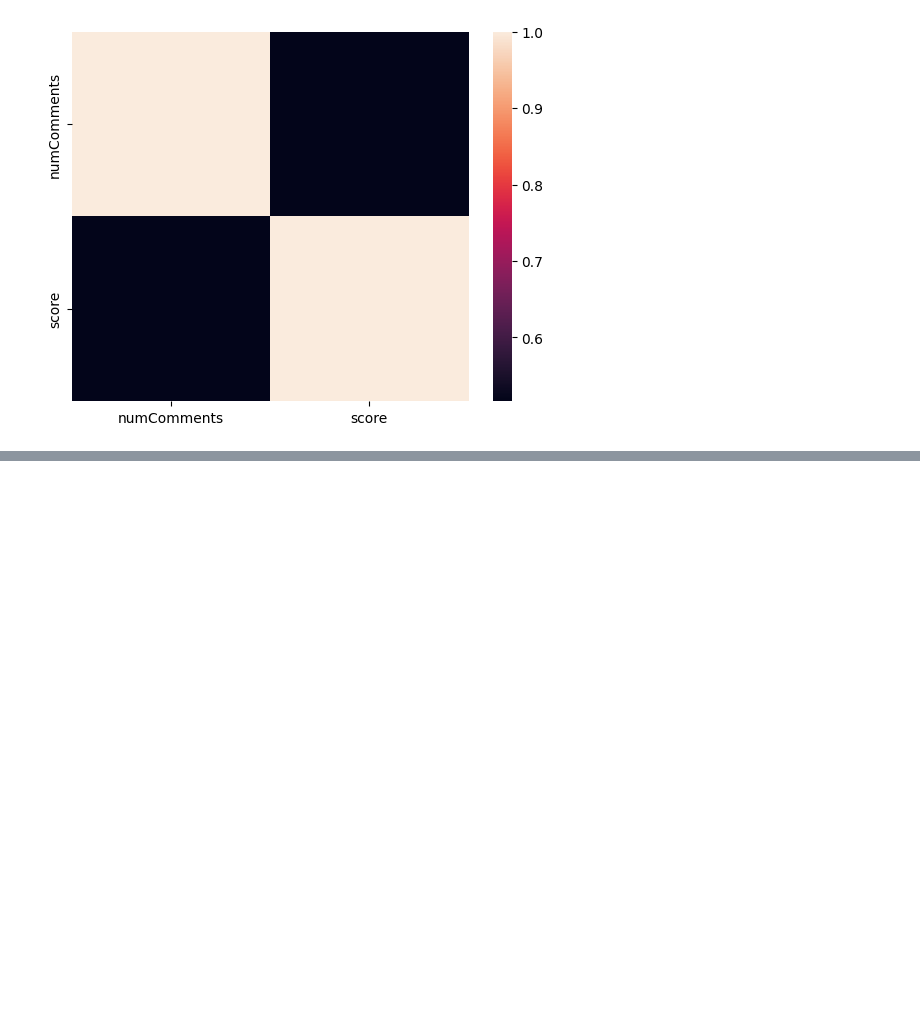
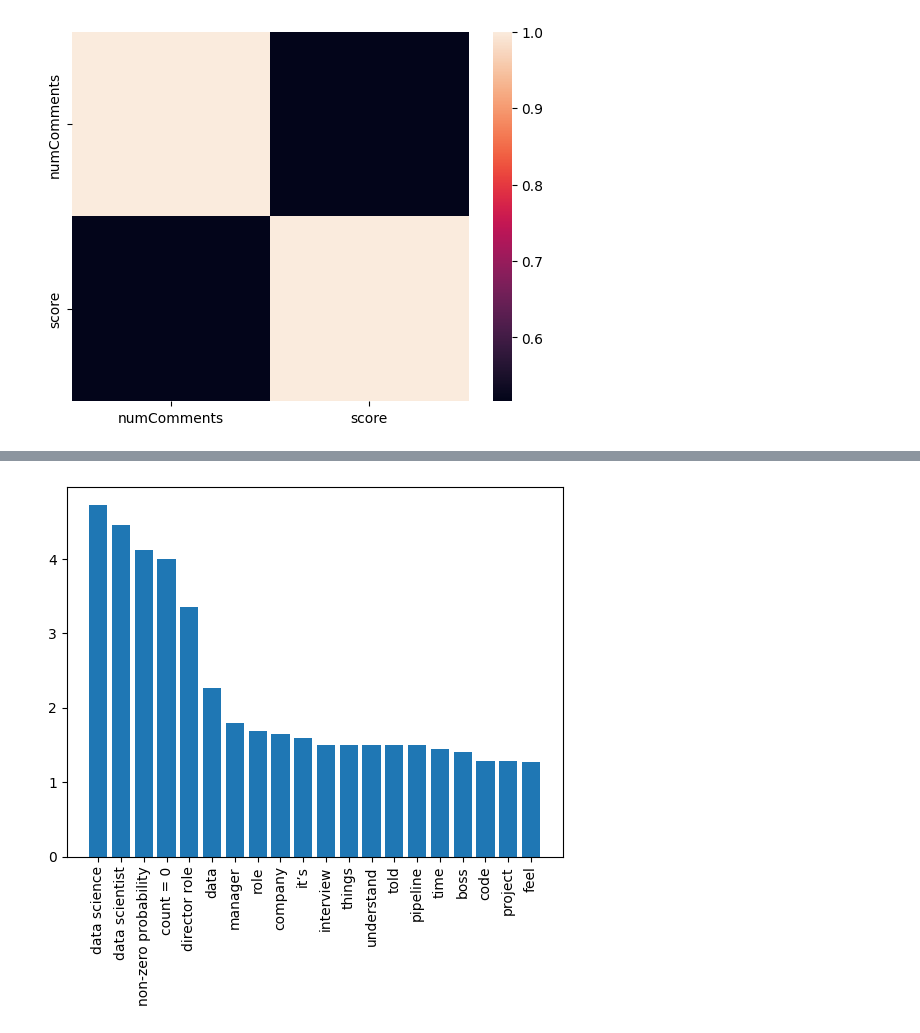
Before and after one commit to AslihanYoldas/Data-Science-reddit-api-project-Ada-lovelace-academy, a Jupyter notebook: main.ipynb, the cells around one changed output, grey strips where cells are left out. Drawn from its saved outputs; the diff is of its cells as text; code cells hidden in the pictures; blank space fills up the shorter version.

```diff
--- a/main.ipynb
+++ b/main.ipynb
@@ -517,0 +581,3 @@ sns.heatmap(matrix,
+# %%
+res = extractor.apply(ds_texts)
+res
@@ -517,0 +602,4 @@ sns.heatmap(matrix,
+# %%
+plot(res)
+# %% [output]
+[figure, added]
```
Also changed, not shown: parts of 14 cells of this notebook.
